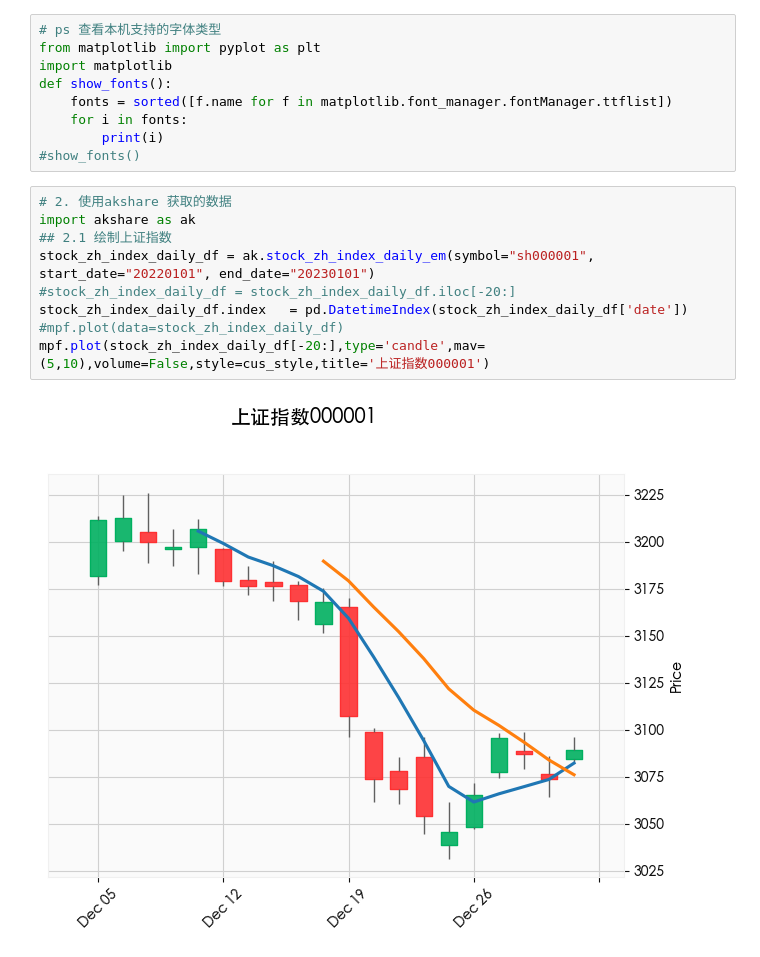
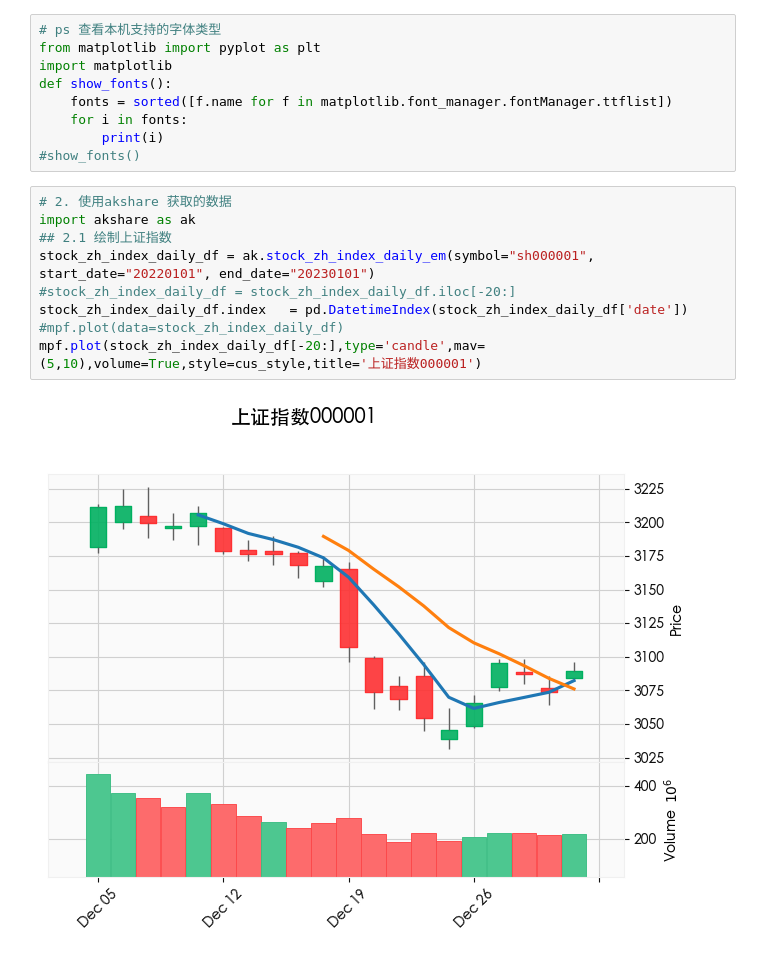
Before and after one commit to mindandhand/backtrader_learn_book, a Jupyter notebook: ipynb/行情可视化-mplfinance.ipynb, the cells around one changed output. Saved outputs shown, nothing was run; the diff lists cells and outputs as text.

```diff
--- a/ipynb/行情可视化-mplfinance.ipynb
+++ b/ipynb/行情可视化-mplfinance.ipynb
@@ -45,14 +34,14 @@ def show_fonts():
 # %%
 # 2. 使用akshare 获取的数据
 import akshare as ak
 ## 2.1 绘制上证指数
 stock_zh_index_daily_df = ak.stock_zh_index_daily_em(symbol="sh000001", start_date="20220101", end_date="20230101")
 #stock_zh_index_daily_df = stock_zh_index_daily_df.iloc[-20:]
 stock_zh_index_daily_df.index   = pd.DatetimeIndex(stock_zh_index_daily_df['date'])
 #mpf.plot(data=stock_zh_index_daily_df)
-mpf.plot(stock_zh_index_daily_df[-20:],type='candle',mav=(5,10),volume=False,style=cus_style,title='上证指数000001')
+mpf.plot(stock_zh_index_daily_df[-20:],type='candle',mav=(5,10),volume=True,style=cus_style,title='上证指数000001')
 # %% [output]
-[figure, old version]
+[figure, new version]
 # %%
 ## 2.2 绘制平安银行
 stock_payh_df = ak.stock_zh_a_daily(symbol="sz000001", adjust="qfq")
```
Also changed, not shown: parts of 3 cells of this notebook, 15 other files.
